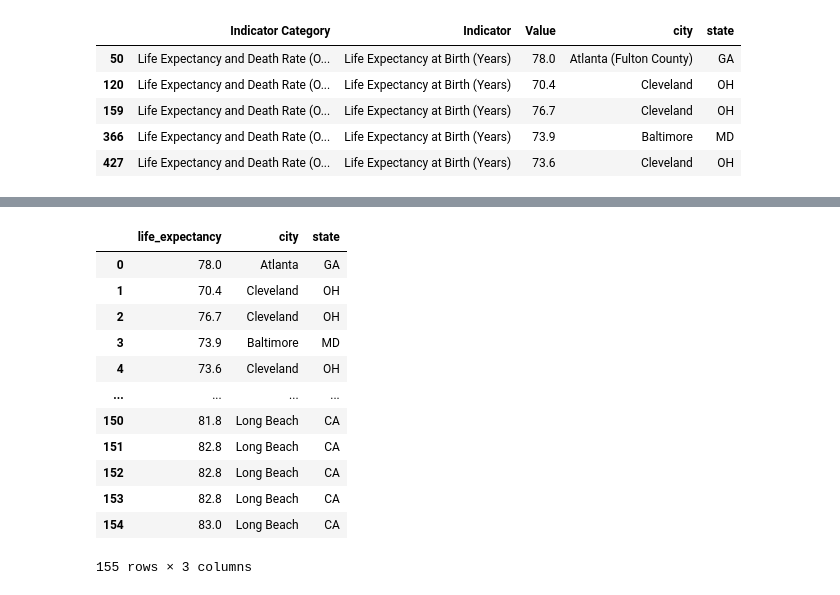
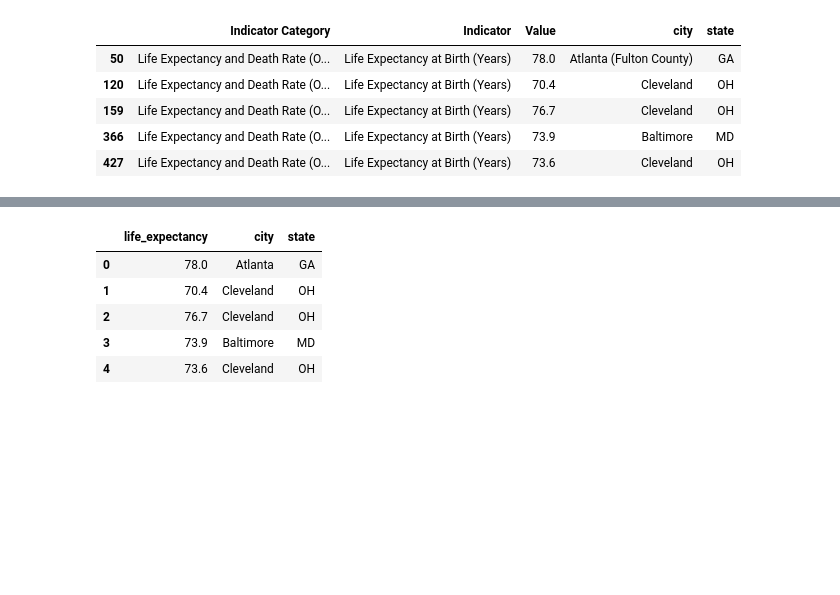
Before and after one commit to lizhiyidaniel/etl_project_group4, a Jupyter notebook: etf_expectancy.ipynb, the cells around one changed output, grey strips where cells are left out. Saved outputs shown, nothing was run; the diff lists cells and outputs as text; code cells hidden in the pictures; blank space fills up the shorter version.

```diff
--- a/etf_expectancy.ipynb
+++ b/etf_expectancy.ipynb
@@ -135,18 +135,13 @@ df_expectancy = df_expectancy[['Value','city','state']]
 # %%
 df_expectancy = df_expectancy.rename(columns={'Value':'life_expectancy'})
 # %%
-df_expectancy.reset_index(drop=True)
+df_expectancy = df_expectancy.reset_index(drop=True)
-# %% [output]
-|  | life_expectancy | city | state |
-| 0 | 78.0 | Atlanta | GA |
-| 1 | 70.4 | Cleveland | OH |
-| 2 | 76.7 | Cleveland | OH |
-| 3 | 73.9 | Baltimore | MD |
-| 4 | 73.6 | Cleveland | OH |
-| ... | ... | ... | ... |
-| 150 | 81.8 | Long Beach | CA |
-| 151 | 82.8 | Long Beach | CA |
-| 152 | 82.8 | Long Beach | CA |
-| 153 | 82.8 | Long Beach | CA |
-| 154 | 83.0 | Long Beach | CA |
-155 rows × 3 columns
+# %%
+df_expectancy.head()
+# %% [output]
+|  | life_expectancy | city | state |
+| 0 | 78.0 | Atlanta | GA |
+| 1 | 70.4 | Cleveland | OH |
+| 2 | 76.7 | Cleveland | OH |
+| 3 | 73.9 | Baltimore | MD |
+| 4 | 73.6 | Cleveland | OH |
```
Also changed, not shown: parts of 3 cells of this notebook, 1 other file.
